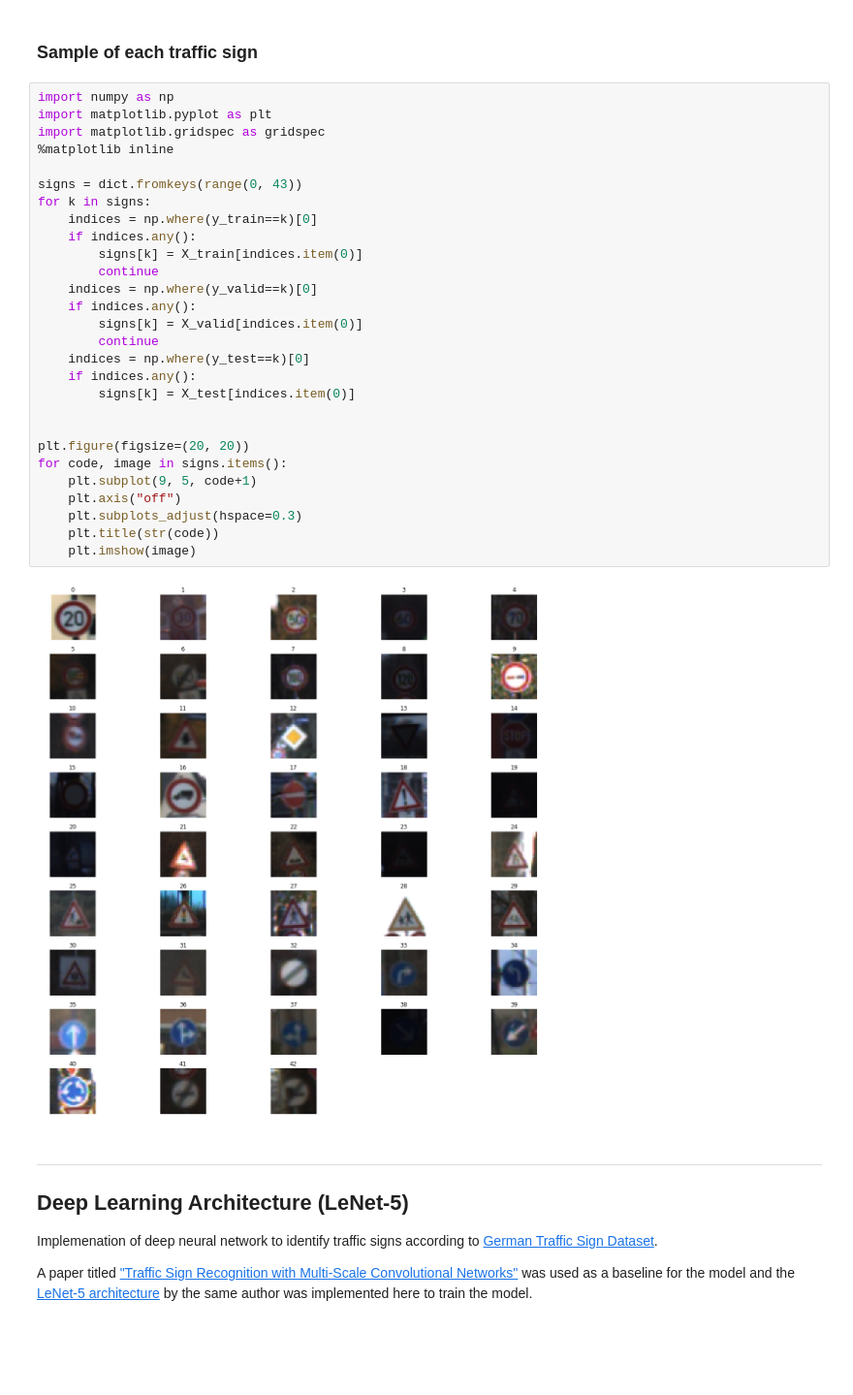
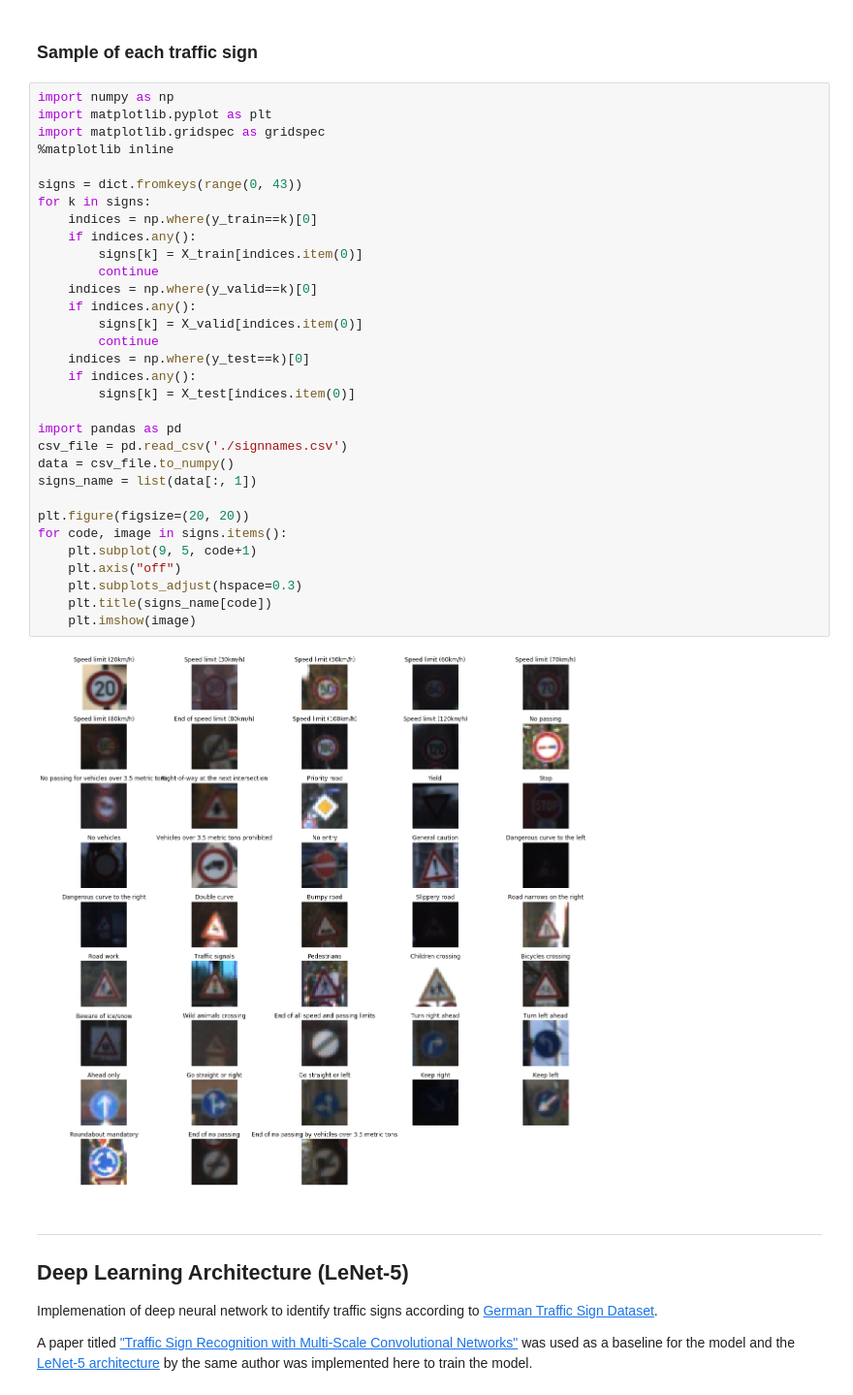
Before and after one commit to Sang2306/cnn-traffic-signs-classifications, a Jupyter notebook: traffic_sign_classifier.ipynb, the cells around one changed output. Shown at 97% size. Cells and saved outputs as stored; diff of their text form; blank space fills up the shorter version.

```diff
--- a/traffic_sign_classifier.ipynb
+++ b/traffic_sign_classifier.ipynb
@@ -66,33 +66,37 @@ Number of classes = 43
 # %%
 import numpy as np
 import matplotlib.pyplot as plt
 import matplotlib.gridspec as gridspec
 %matplotlib inline
 
 signs = dict.fromkeys(range(0, 43))
 for k in signs:
     indices = np.where(y_train==k)[0]
     if indices.any():
         signs[k] = X_train[indices.item(0)]
         continue
     indices = np.where(y_valid==k)[0]
     if indices.any():
         signs[k] = X_valid[indices.item(0)]
         continue
     indices = np.where(y_test==k)[0]
     if indices.any():
         signs[k] = X_test[indices.item(0)]
 
+import pandas as pd
+csv_file = pd.read_csv('./signnames.csv')
+data = csv_file.to_numpy()
+signs_name = list(data[:, 1])
 
 plt.figure(figsize=(20, 20))
 for code, image in signs.items():
     plt.subplot(9, 5, code+1)
     plt.axis("off")
     plt.subplots_adjust(hspace=0.3)
-    plt.title(str(code))
+    plt.title(signs_name[code])
     plt.imshow(image)
 # %% [output]
-[figure, old version]
+[figure, new version]
 # %% [markdown]
 ----
 
```
Also changed, not shown: parts of 10 cells of this notebook, 1 other file.
